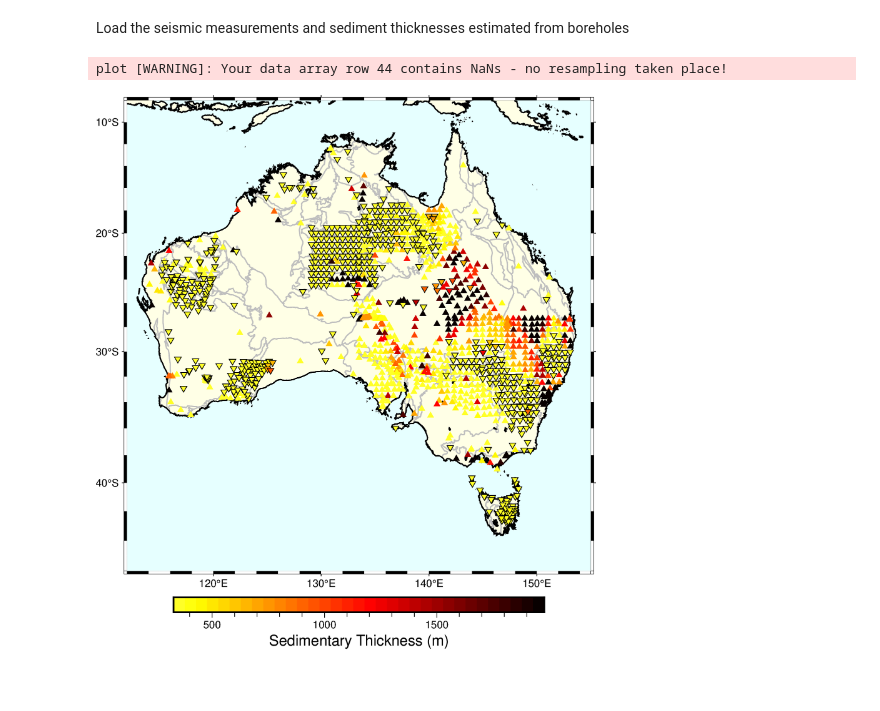
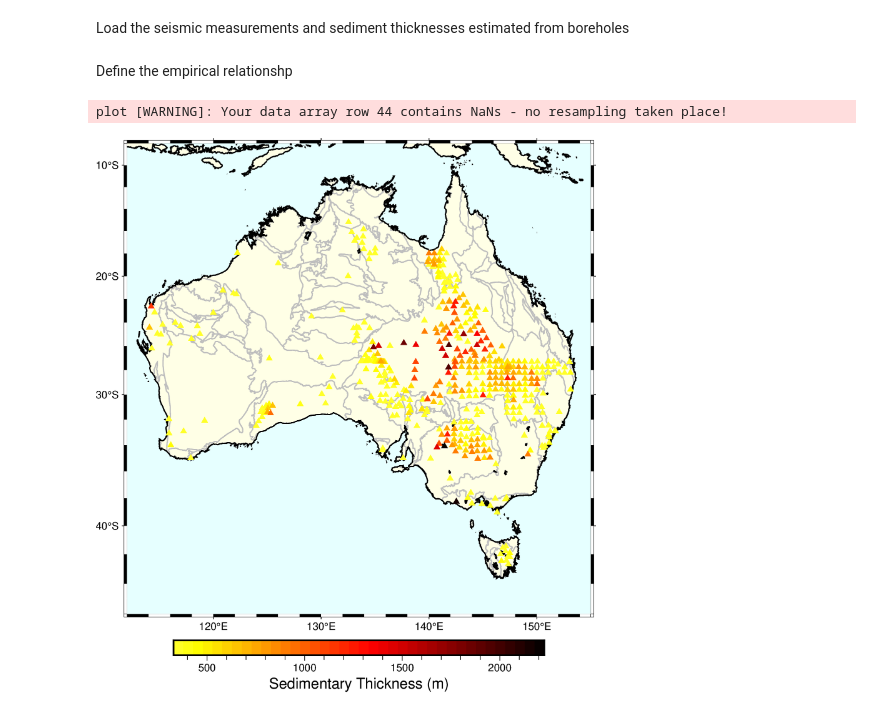
Before and after one commit to auggiemarignier/AusSedThick, a Jupyter notebook: aussedthickrf/05AustralianSedimentaryThickness.ipynb, the cells around one changed output. Drawn from its saved outputs; the diff is of its cells as text; code cells hidden in the pictures; blank space fills up the shorter version.

```diff
--- a/aussedthickrf/05AustralianSedimentaryThickness.ipynb
+++ b/aussedthickrf/05AustralianSedimentaryThickness.ipynb
@@ -29,50 +29,41 @@ run = max(
     key=os.path.getmtime,
 )
 seismics = gpd.read_file(os.path.join(run, "dataframe.json"))
+# %% [markdown]
+Define the empirical relationshp
 # %%
 empirical = Polynomial([382.62, -545.52, 1369.64])
+_min_t = empirical.deriv().roots()[0]
+_min_d = empirical(_min_t)
 # %%
-lons = np.array([s.geometry.x for _, s in seismics.iterrows()])
-lats = np.array([s.geometry.y for _, s in seismics.iterrows()])
-delays = np.array([s.delays for _, s in seismics.iterrows()])
-sed_thick = np.array([s.MAX_DEPTH for _, s in seismics.iterrows()])
-
-idx = ~np.isnan(sed_thick)  # where a depth was estimated from boreholes
-sed_thick[~idx] = empirical(delays[~idx])
+sub = seismics[seismics.delays >= _min_t]
+delays = sub.delays
+lons = np.array([s.geometry.x for _, s in sub.iterrows()])
+lats = np.array([s.geometry.y for _, s in sub.iterrows()])
+sed_thick = empirical(delays)
 # %%
 fig, region, projection = australia_basemap()
 pygmt.makecpt(
     cmap="hot",
-    series=[sed_thick[~idx].min(), 2000, 50],
+    series=[_min_d, sed_thick.max(), 50],
     truncate=[0, 0.8],
     background="o",
     reverse=True,
 )
 fig.plot( # estimated from boreholes
     region=region,
     projection=projection,
-    x=lons[idx],
-    y=lats[idx],
+    x=lons,
+    y=lats,
     style=f"tc",
-    fill=sed_thick[idx],
+    fill=sed_thick,
     cmap=True,
-    size=np.full_like(lons[idx], 0.25),
-)
-fig.plot( # estimated from empirical relation
-    region=region,
-    projection=projection,
-    x=lons[~idx],
-    y=lats[~idx],
-    style=f"ic",
-    fill=sed_thick[~idx],
-    pen="0.5p,black",
-    cmap=True,
-    size=np.full_like(lons[~idx], 0.25),
+    size=np.full_like(lons, 0.25),
 )
 fig.colorbar(
     region=region, projection=projection, frame=["af+lSedimentary Thickness (m)"]
 )
 fig.show()
 # %% [output]
 plot [WARNING]: Your data array row 44 contains NaNs - no resampling taken place!
-[figure, old version]
+[figure, new version]
```
Also changed, not shown: parts of 2 cells of this notebook.
